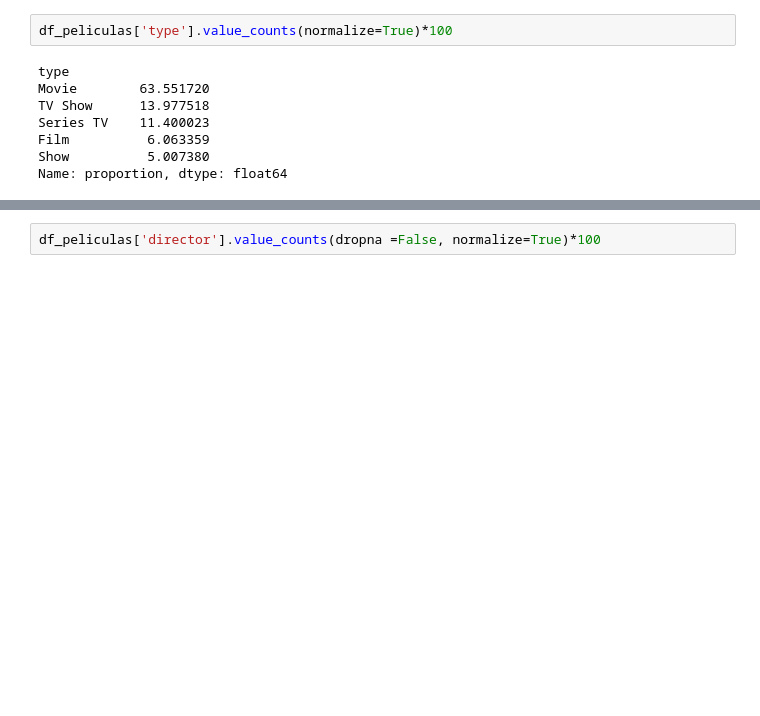
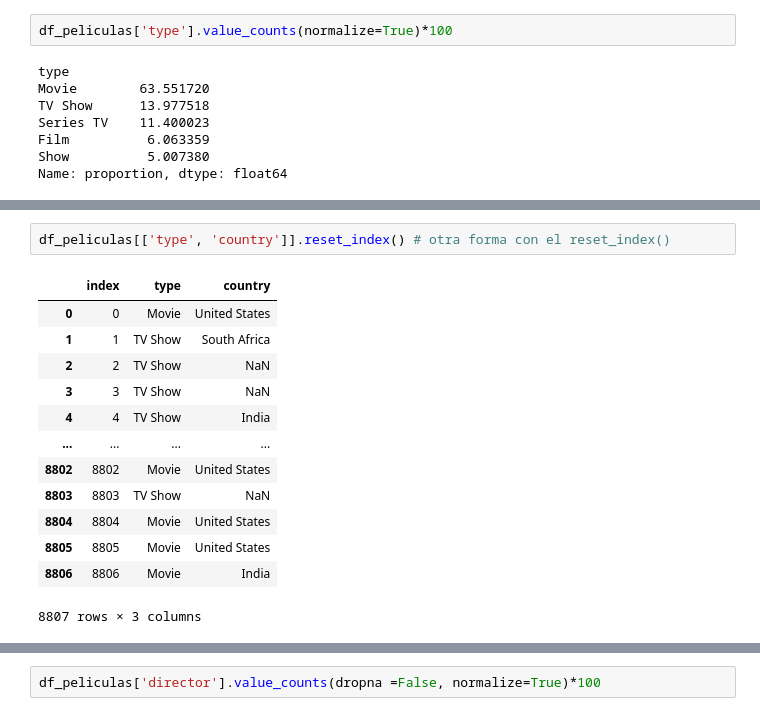
Before and after one commit to cristiancabezas/ONLINE_DS_THEBRIDGE_CRISTIAN, a Jupyter notebook: Sprint_05/Unidad_1/Practica_Obligatoria/18_Practica_Obligatoria_ETL.ipynb, the cells around one changed output, grey strips where cells are left out. Cells and saved outputs as stored; diff of their text form; blank space fills up the shorter version.

```diff
--- a/Sprint_05/Unidad_1/Practica_Obligatoria/18_Practica_Obligatoria_ETL.ipynb
+++ b/Sprint_05/Unidad_1/Practica_Obligatoria/18_Practica_Obligatoria_ETL.ipynb
@@ -80,0 +97,16 @@ Name: proportion, dtype: float64
+# %%
+df_peliculas[['type', 'country']].reset_index() # otra forma con el reset_index()
+# %% [output]
+|  | index | type | country |
+| 0 | 0 | Movie | United States |
+| 1 | 1 | TV Show | South Africa |
+| 2 | 2 | TV Show | NaN |
+| 3 | 3 | TV Show | NaN |
+| 4 | 4 | TV Show | India |
+| ... | ... | ... | ... |
+| 8802 | 8802 | Movie | United States |
+| 8803 | 8803 | TV Show | NaN |
+| 8804 | 8804 | Movie | United States |
+| 8805 | 8805 | Movie | United States |
+| 8806 | 8806 | Movie | India |
+8807 rows × 3 columns
```
Also changed, not shown: parts of 12 cells of this notebook.
